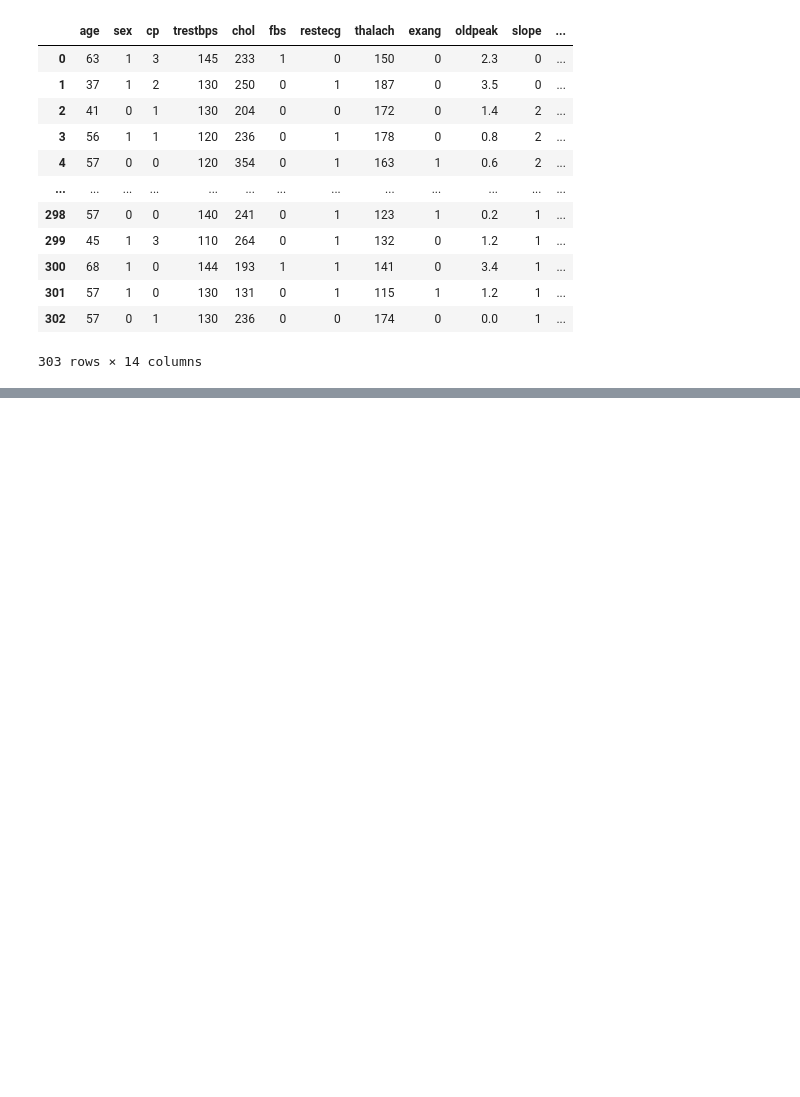
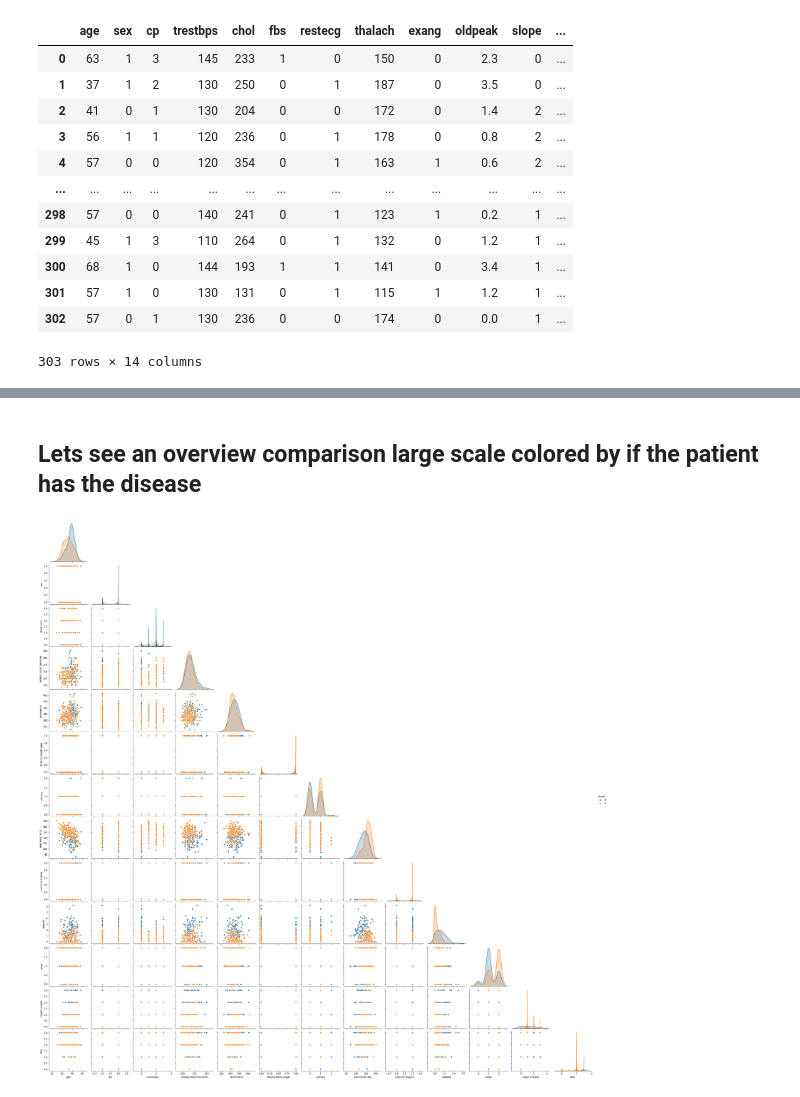
Before and after one commit to LisamShoe/Heart-Disease-Kaggle-Project, a Jupyter notebook: Heart_Disease_EDA.ipynb, the cells around one changed output, grey strips where cells are left out. Saved outputs shown, nothing was run; the diff lists cells and outputs as text; code cells hidden in the pictures; blank space fills up the shorter version.

```diff
--- a/Heart_Disease_EDA.ipynb
+++ b/Heart_Disease_EDA.ipynb
@@ -65,0 +246,8 @@ data #49 and 282 have thal = 0, also incorrect. They are also NaNs in the origin
+# %% [markdown]
+## Lets see an overview comparison large scale colored by if the patient has the disease
+# %%
+#Lets see an overview comparison large scale colored by if the patient has the disease
+sns.pairplot(num_df, corner = "true", hue="target")
+plt.show()
+# %% [output]
+[figure, added]
```
Also changed, not shown: parts of 59 cells of this notebook.
